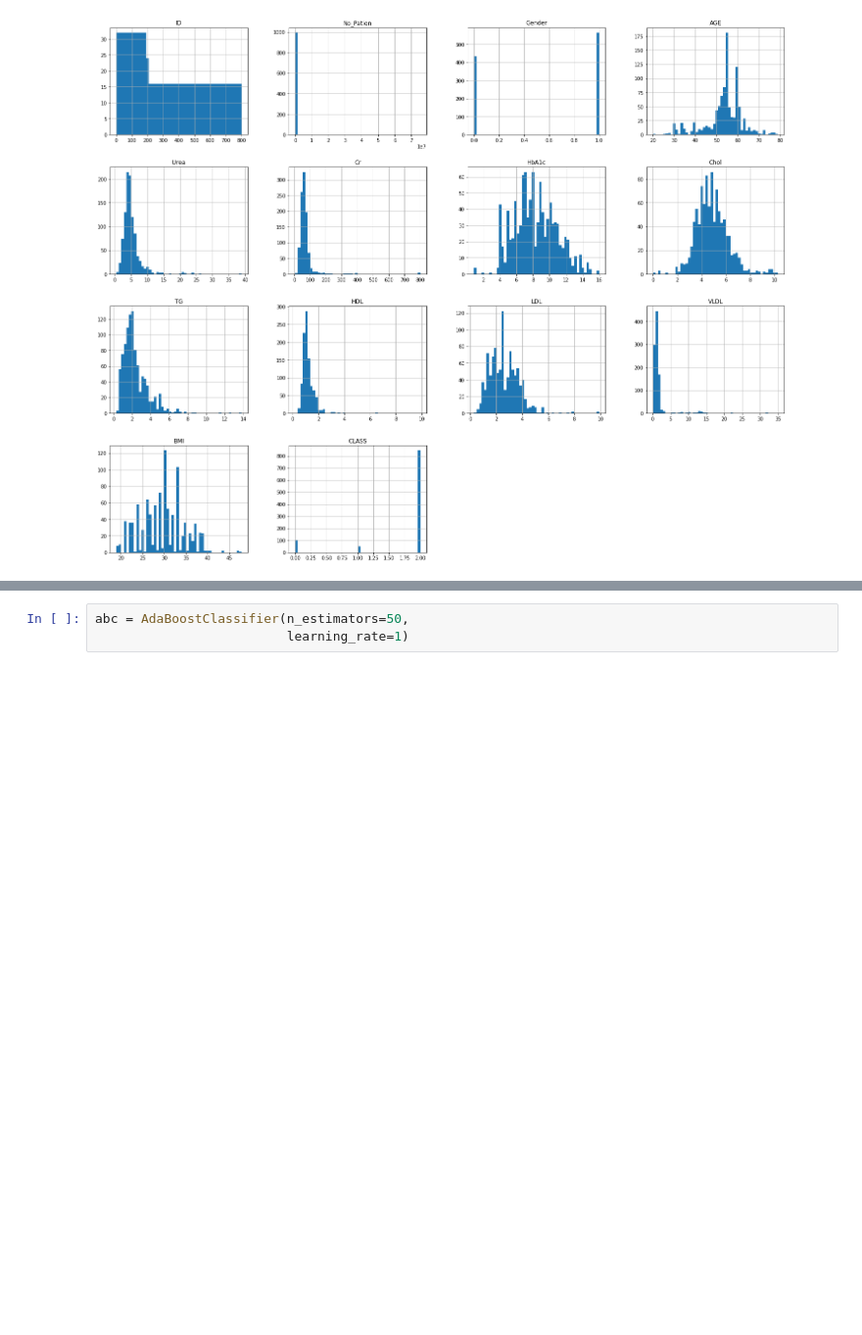
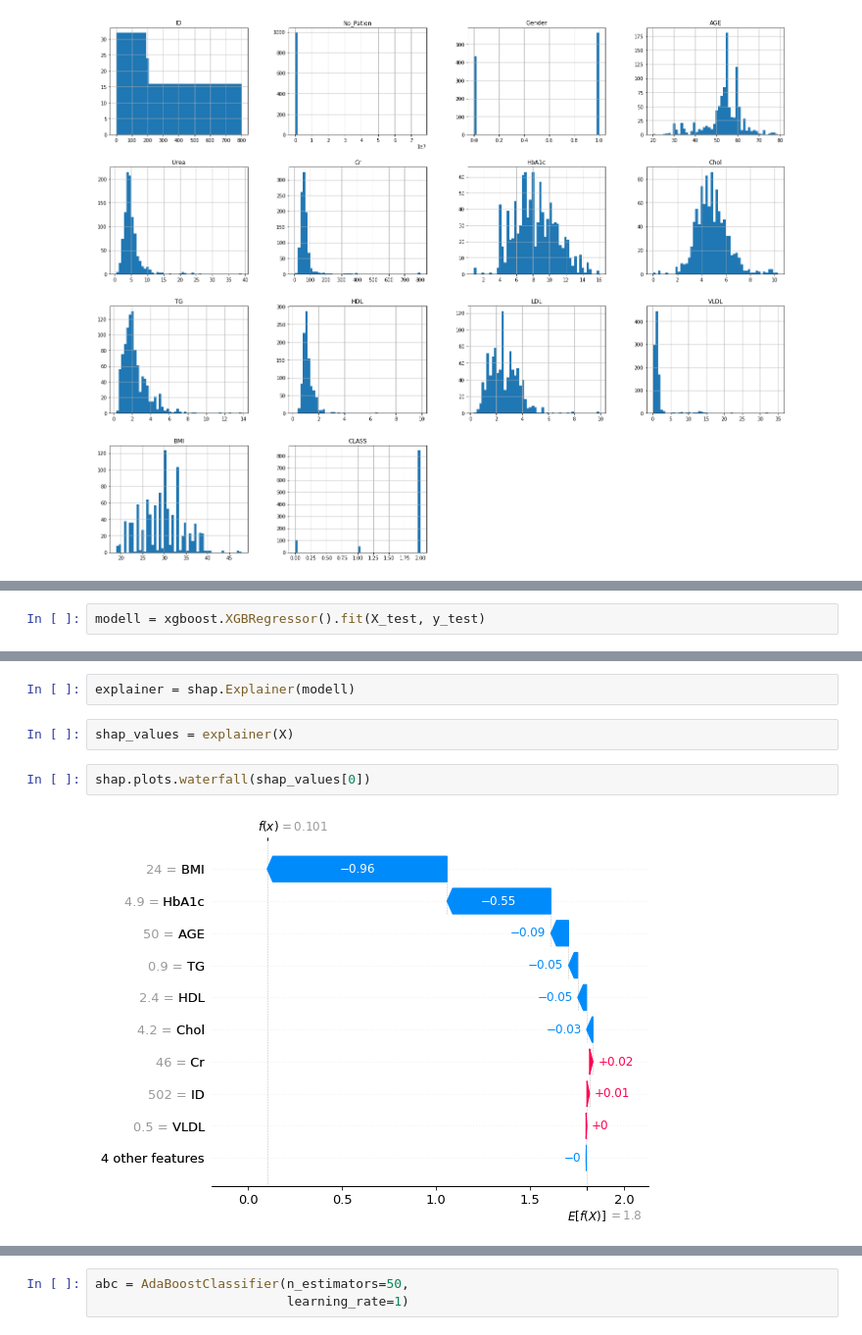
Before and after one commit to NMNayan57/Newcolab-file, a Jupyter notebook: DiabetesNEwFullWork(!).ipynb, the cells around one changed output, grey strips where cells are left out. Shown at 98% size. Saved outputs shown, nothing was run; the diff lists cells and outputs as text; blank space fills up the shorter version.

```diff
--- a/DiabetesNEwFullWork(!).ipynb
+++ b/DiabetesNEwFullWork(!).ipynb
@@ -370,0 +493,2 @@ from sklearn.ensemble import AdaBoostClassifier
+# %%
+modell = xgboost.XGBRegressor().fit(X_test, y_test)
@@ -370,0 +497,8 @@ from sklearn.ensemble import AdaBoostClassifier
+# %%
+explainer = shap.Explainer(modell)
+# %%
+shap_values = explainer(X)
+# %%
+shap.plots.waterfall(shap_values[0])
+# %% [output]
+[figure, added]
```
Also changed, not shown: parts of 49 cells of this notebook.
